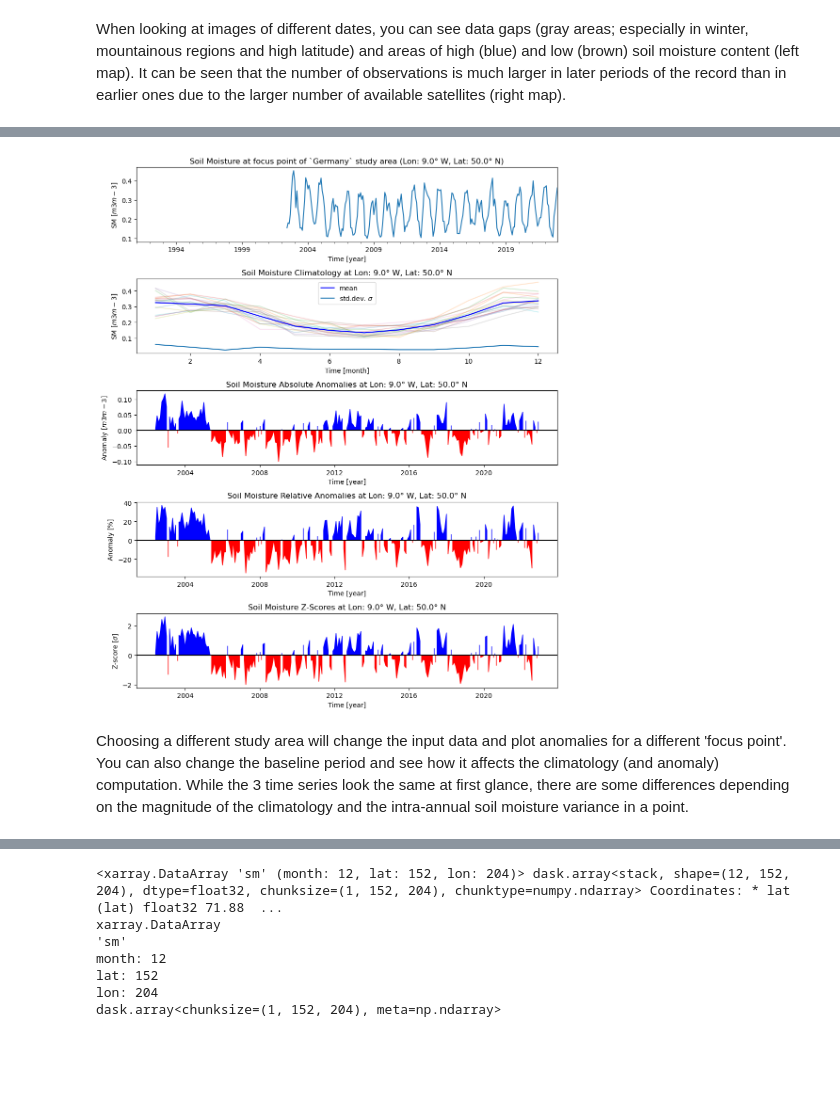
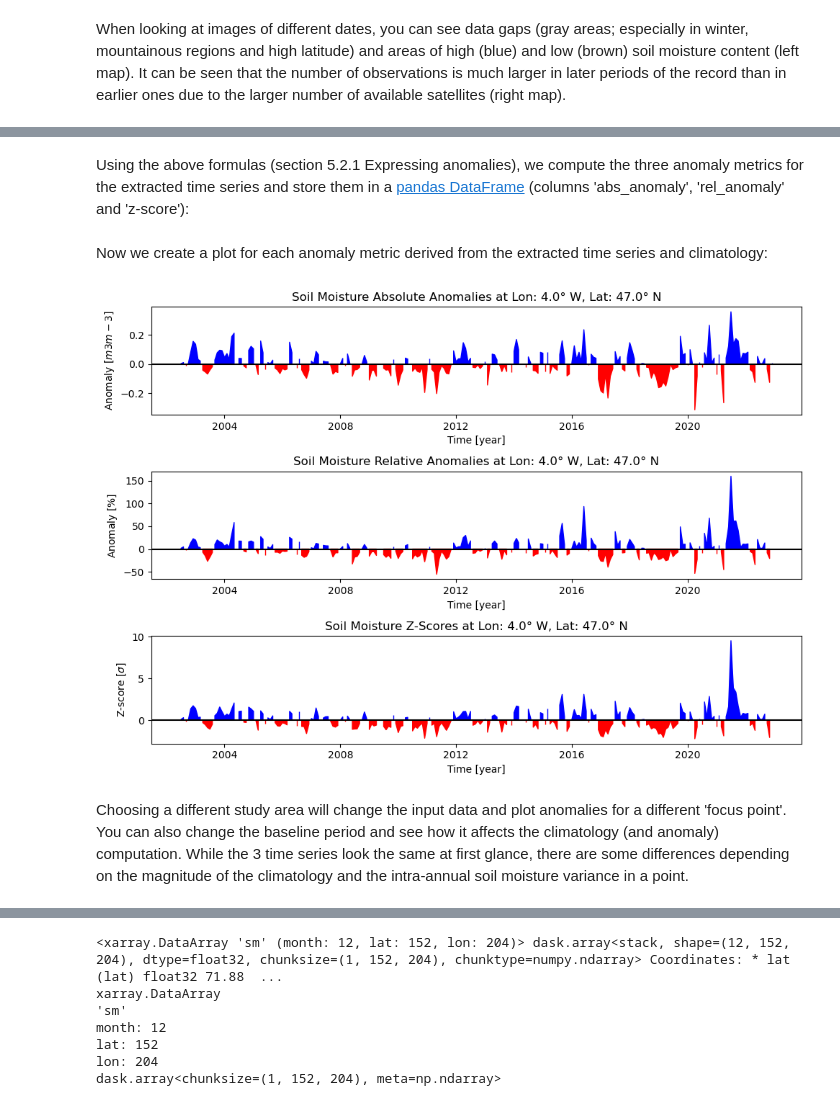
Before and after one commit to TUW-GEO/c3s_sm-tutorials, a Jupyter notebook: T1_DataAccess_Anomalies.ipynb, the cells around one changed output, grey strips where cells are left out. Saved outputs shown, nothing was run; the diff lists cells and outputs as text; code cells hidden in the pictures; blank space fills up the shorter version.

```diff
--- a/T1_DataAccess_Anomalies.ipynb
+++ b/T1_DataAccess_Anomalies.ipynb
@@ -480,0 +571,11 @@ Try:
+# %%
+BASELINE_YEARS = (1991, 2020)  # First and last year to consider for climatology, can be changed.
+STUDY_AREA = "France" # Try out a differen study area
+
+
+# Extract data at the 'focus point' of the chosen study area:
+lon, lat = float(BBOXES[STUDY_AREA][1][0]), float(BBOXES[STUDY_AREA][1][1])
+ts = DS["sm"].sel(lon=lon, lat=lat, method="nearest").to_pandas()
+
+# Select the time series only for the baseline years and save it as clim_data:
+time_series_data = ts.loc[f"{BASELINE_YEARS[0]}-01-01":f"{BASELINE_YEARS[1]}-12-31"]
@@ -480,0 +601,8 @@ Try:
+# %%
+# Compute all metrics (climatology, abs. / rel. anomalies, z-scores):
+clim_mean = pd.Series(time_series_data.groupby(time_series_data.index.month).mean(), name="climatology")
+clim_std = pd.Series(time_series_data.groupby(time_series_data.index.month).std(), name="climatology_std")
+
+# Save the Climatology data in the time series data frame
+ts = pd.DataFrame(ts, columns=["sm"]).join(on=ts.index.month, other=clim_mean)
+ts["climatology_std"] = ts.join(on=ts.index.month, other=clim_std)["climatology_std"]
@@ -480,0 +644,2 @@ Try:
+# %% [markdown]
+Using the above formulas (section 5.2.1 Expressing anomalies), we compute the three anomaly metrics for the extracted time series and store them in a [pandas DataFrame](https://pandas.pydata.org/docs/reference/api/pandas.DataFrame.html) (columns 'abs_anomaly', 'rel_anomaly' and 'z-score'):
@@ -481,63 +656,22 @@ Try:
+# %% [markdown]
+Now we create a plot for each anomaly metric derived from the extracted time series and climatology:
 # %%
-BASELINE_YEARS = (1991, 2020)  # first and last year to consider for climatology, can be changed.
+# Generate three time series plots for each anomaly metrics
+fig, axs = plt.subplots(3, 1, figsize=(10, 7))
 
-
-# Extract data at location at the 'focus point' of the chosen study area:
-lon, lat = float(BBOXES[STUDY_AREA][1][0]), float(BBOXES[STUDY_AREA][1][1])
-ts = DS["sm"].sel(lon=lon, lat=lat, method="nearest").to_pandas()
-
-# Compute all metrics (climatology, abs. / rel. anomalies, z-scores):
-clim_data = ts.loc[f"{BASELINE_YEARS[0]}-01-01":f"{BASELINE_YEARS[1]}-12-31"]
-clim_std = pd.Series(clim_data.groupby(clim_data.index.month).std(), name="climatology_std")
-clim_mean = pd.Series(clim_data.groupby(clim_data.index.month).mean(), name="climatology")
-
-ts = pd.DataFrame(ts, columns=["sm"]).join(on=ts.index.month, other=clim_mean)
-ts["climatology_std"] = ts.join(on=ts.index.month, other=clim_std)["climatology_std"]
-ts["abs_anomaly"] = ts["sm"] - ts["climatology"]
-ts["rel_anomaly"] = (ts["sm"] - ts["climatology"]) / ts["climatology"] * 100
-ts["z_score"] = (ts["sm"] - ts["climatology"]) / ts["climatology_std"]
-
-# Generate three time series plots (absolute SM, climatology, all 3 anomaly metrics):
-fig, axs = plt.subplots(5, 1, figsize=(10, 12))
-
-ts["sm"].plot(
-    ax=axs[0],
-    title=f"Soil Moisture at focus point of `{STUDY_AREA}` study area "
-    f"(Lon: {lon}° W, Lat: {lat}° N)",
-    ylabel=f"SM $[{SM_UNIT}]$",
-    xlabel="Time [year]",
-)
-
-for i, g in clim_data.groupby(clim_data.index.year):
-    axs[1].plot(range(1, 13), g.values, alpha=0.2)
-
-clim_mean.plot(
-    ax=axs[1],
-    color="blue",
-    title=f"Soil Moisture Climatology at Lon: {lon}° W, Lat: {lat}° N",
-    ylabel=f"SM $[{SM_UNIT}]$",
-    label="mean",
-)
-clim_std.plot(ax=axs[1], label="std.dev. $\sigma$", xlabel="Time [month]")
-axs[1].legend()
-
-metrics = ["Absolute Anomalies", "Relative Anomalies", "Z-Scores"]
-columns = ["abs_anomaly", "rel_anomaly", "z_score"]
-ylabels = [f"Anomaly $[{SM_UNIT}]$", "Anomaly $[\%]$", "Z-score $[\sigma]$"]
-
-for i, (metric, col, ylabel) in enumerate(zip(metrics, columns, ylabels), start=2):
+for i, (metric, col, ylabel) in enumerate(zip(metrics, columns, ylabels)):
     axs[i].axhline(0, color="k")
     axs[i].fill_between(ts[col].index, ts[col].values, where=ts[col].values >= 0, color="blue")
     axs[i].fill_between(ts[col].index, ts[col].values, where=ts[col].values < 0, color="red")
     axs[i].set_ylabel(ylabel)
     axs[i].set_xlabel("Time [year]")
     axs[i].set_title(f"Soil Moisture {metric} at Lon: {lon}° W, Lat: {lat}° N")
 
 plt.tight_layout()
 # %% [output]
-[figure, old version]
+[figure, new version]
-# %% [markdown]
-Choosing a different study area will change the input data and plot anomalies for a different 'focus point'. You can also change the baseline period and see how it affects the climatology (and anomaly) computation. While the 3 time series look the same at first glance, there are some differences depending on the magnitude of the climatology and the intra-annual soil moisture variance in a point.
+# %% [markdown]
+Choosing a different study area will change the input data and plot anomalies for a different 'focus point'. You can also change the baseline period and see how it affects the climatology (and anomaly) computation. While the 3 time series look the same at first glance, there are some differences depending on the magnitude of the climatology and the intra-annual soil moisture variance in a point.
 # %% [markdown]
 <a id='anomNd'></a>
 
```
Also changed, not shown: parts of 46 cells of this notebook.
